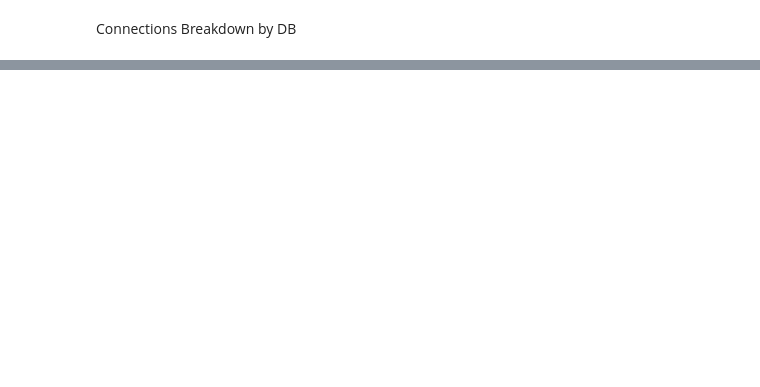
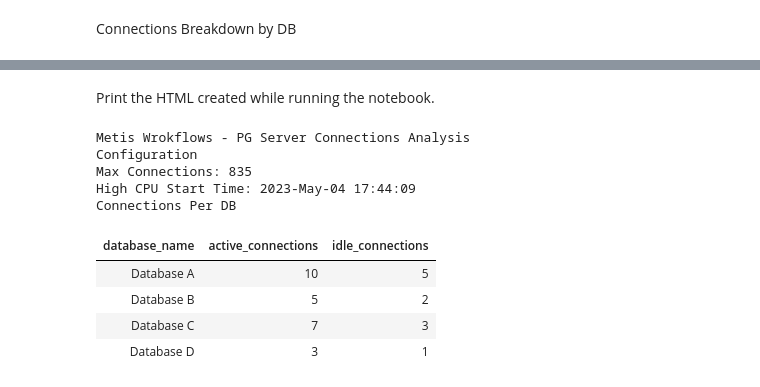
Before and after one commit to itaybraun1/db-observability-toolkit, a Jupyter notebook: Notebooks/pg_server_connections.ipynb, the cells around one changed output, grey strips where cells are left out. Cells and saved outputs as stored; diff of their text form; code cells hidden in the pictures; blank space fills up the shorter version.

```diff
--- a/Notebooks/pg_server_connections.ipynb
+++ b/Notebooks/pg_server_connections.ipynb
@@ -11,14 +11,16 @@ import sqlalchemy
 import pandas as pd
 import configparser
 import matplotlib.pyplot as plt
+from IPython.display import HTML
 
 # Read from the Config file
 config = configparser.ConfigParser()
 config.read_file(open(r'../ipynb.cfg'))
 
 con_str = config.get('con_str', 'PG_AIRBASES')
+engine = sqlalchemy.create_engine(con_str)
 
-engine = sqlalchemy.create_engine(con_str)
+html_code = "<h1>Metis Wrokflows - PG Server Connections Analysis</h1><h2>Configuration</h2>"
 
 # print("Connecting with engine " + str(engine))
 try:
@@ -103,0 +107,54 @@ plt.show()
+# %% [markdown]
+Print the HTML created while running the notebook.
+# %%
+
+
+html_code = html_code + "<p>Max Connections: <span style=\"color: yellow;\">835</span></p>"
+html_code = html_code + "<p>High CPU Start Time: <span style=\"color: yellow;\">2023-May-04 17:44:09 </span></p>"
+html_code = html_code + "<h2>Connections Per DB</h2>"
+html_code = html_code + """
+<table>
+  <thead>
+    <tr>
+      <th>database_name</th>
+      <th>active_connections</th>
+      <th>idle_connections</th>
+    </tr>
+  </thead>
+  <tbody>
+    <tr>
+      <td>Database A</td>
+      <td>10</td>
+      <td>5</td>
+    </tr>
+    <tr>
+      <td>Database B</td>
+      <td>5</td>
+      <td>2</td>
+    </tr>
+    <tr>
+      <td>Database C</td>
+      <td>7</td>
+      <td>3</td>
+    </tr>
+    <tr>
+      <td>Database D</td>
+      <td>3</td>
+      <td>1</td>
+    </tr>
+  </tbody>
+</table>
+
+"""
+HTML(html_code)
+# %% [output]
+Metis Wrokflows - PG Server Connections Analysis
+Configuration
+Max Connections: 835
+High CPU Start Time: 2023-May-04 17:44:09
+Connections Per DB
+| database_name | active_connections | idle_connections |
+| Database A | 10 | 5 |
+| Database B | 5 | 2 |
+| Database C | 7 | 3 |
+| Database D | 3 | 1 |
```
Also changed, not shown: parts of 2 cells of this notebook, 7 other files.
